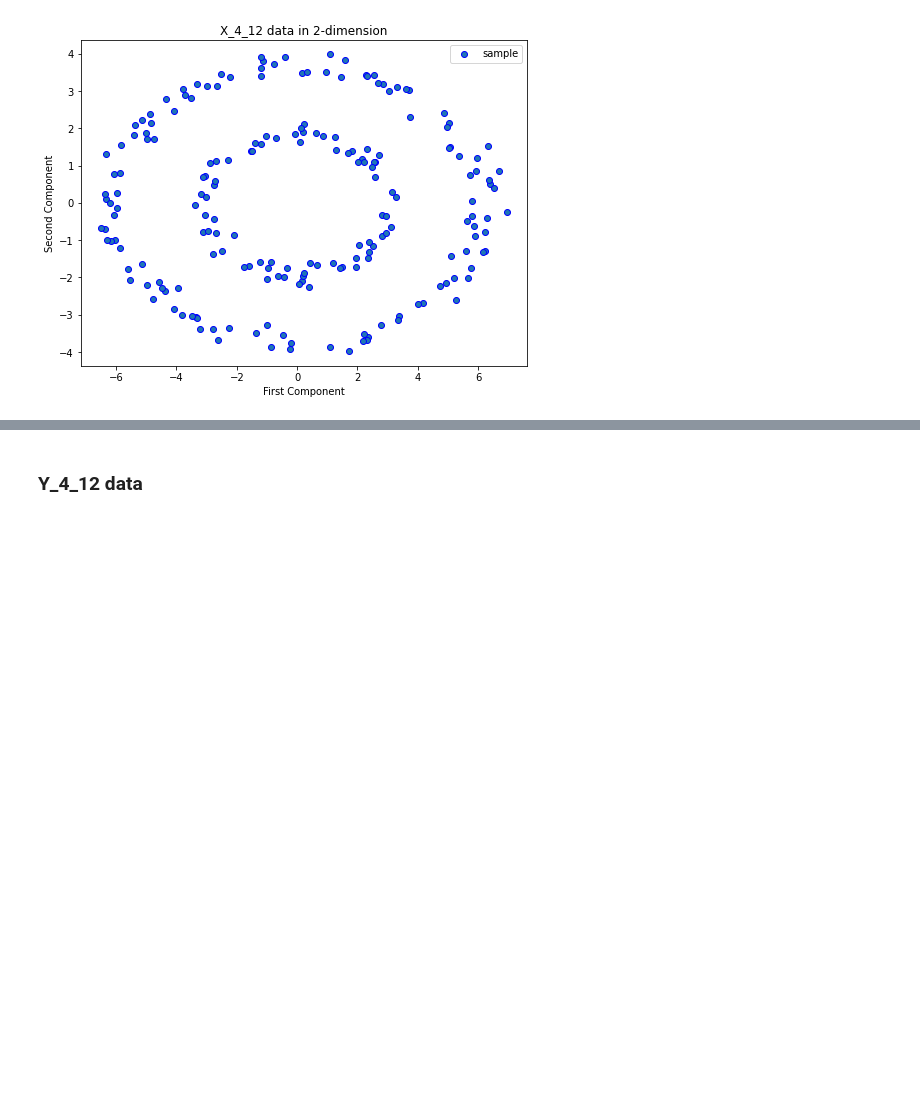
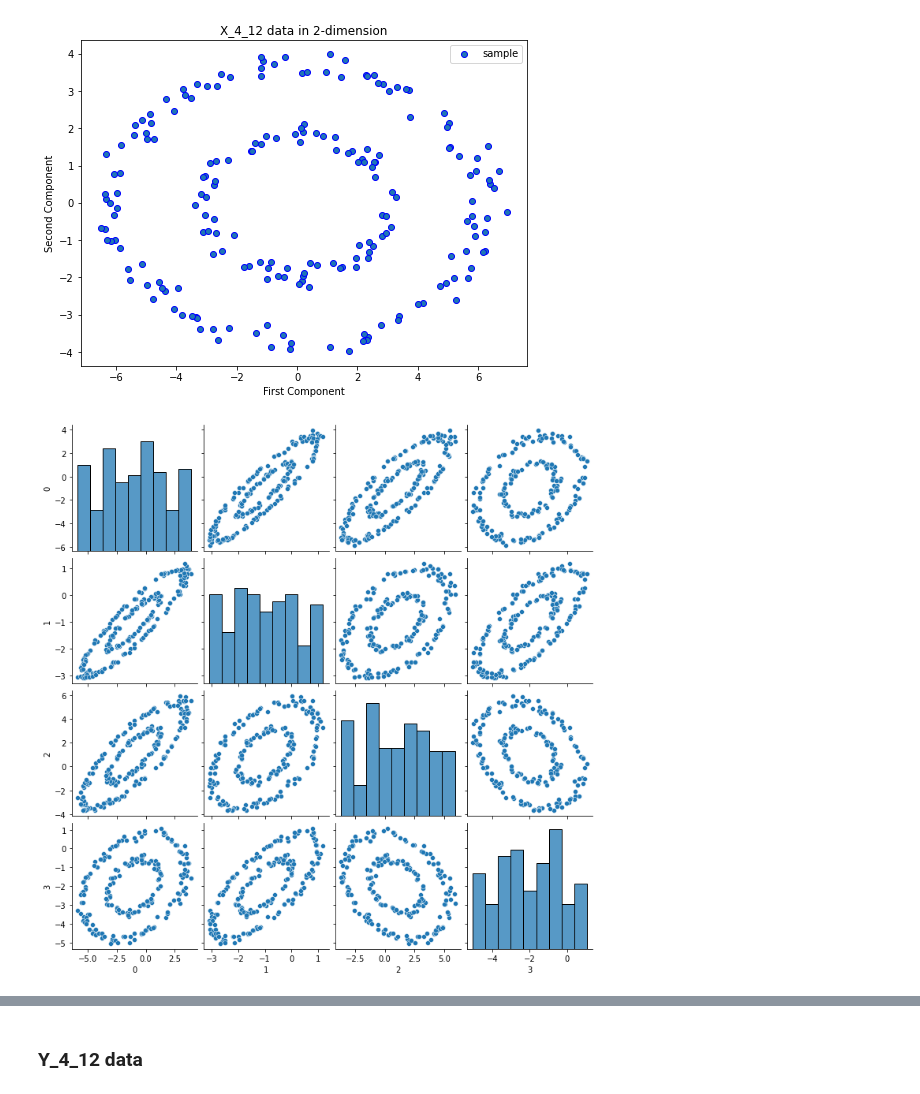
Before and after one commit to HSEDataAnalysis/LAB3, a Jupyter notebook: main.ipynb, the cells around one changed output, grey strips where cells are left out. Cells and saved outputs as stored; diff of their text form; code cells hidden in the pictures; blank space fills up the shorter version.

```diff
--- a/main.ipynb
+++ b/main.ipynb
@@ -80,3 +80,7 @@ plt.title('X_4_12 data in 2-dimension')
 plt.show()
 # %% [output]
 [figure]
+# %%
+g = sns.pairplot(data=df_x,diag_kind="hist")
+# %% [output]
+[figure, added]
```
Also changed, not shown: parts of 29 cells of this notebook.
